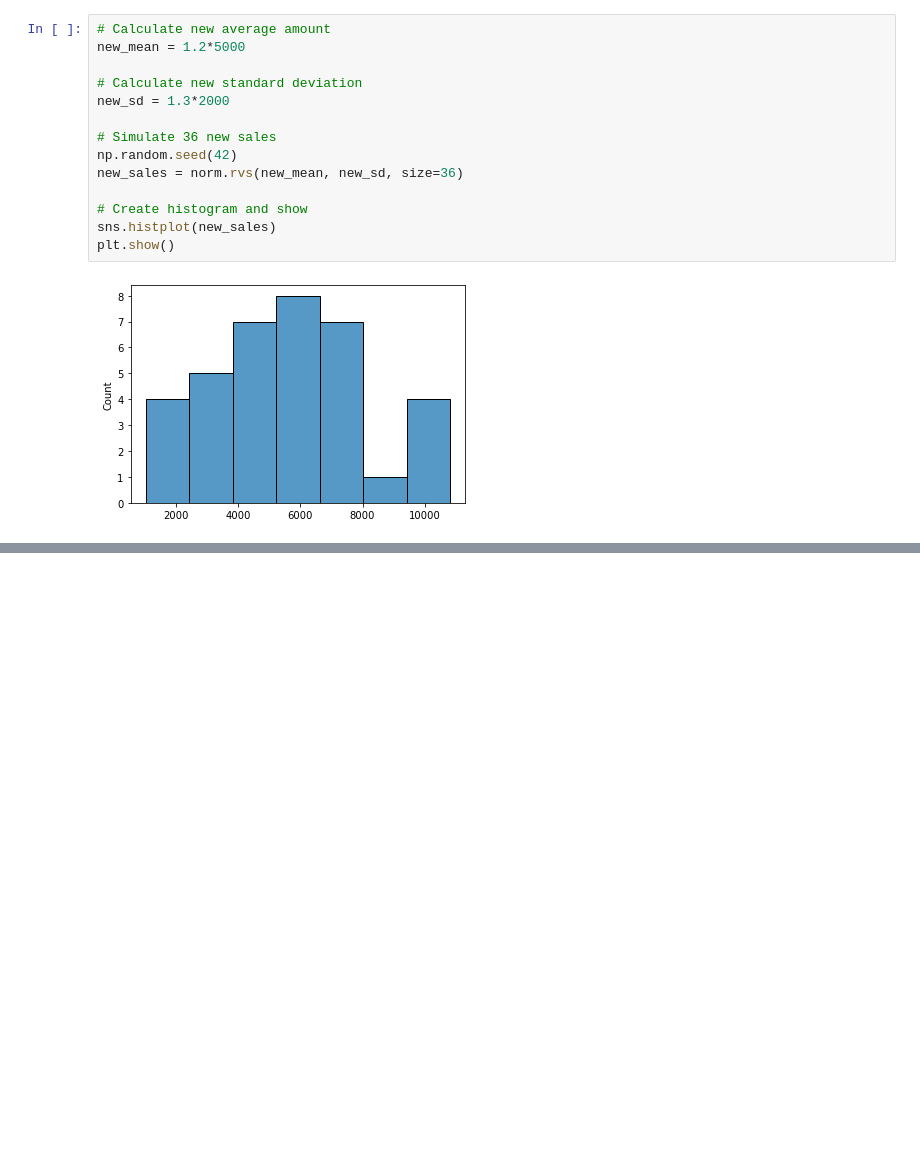
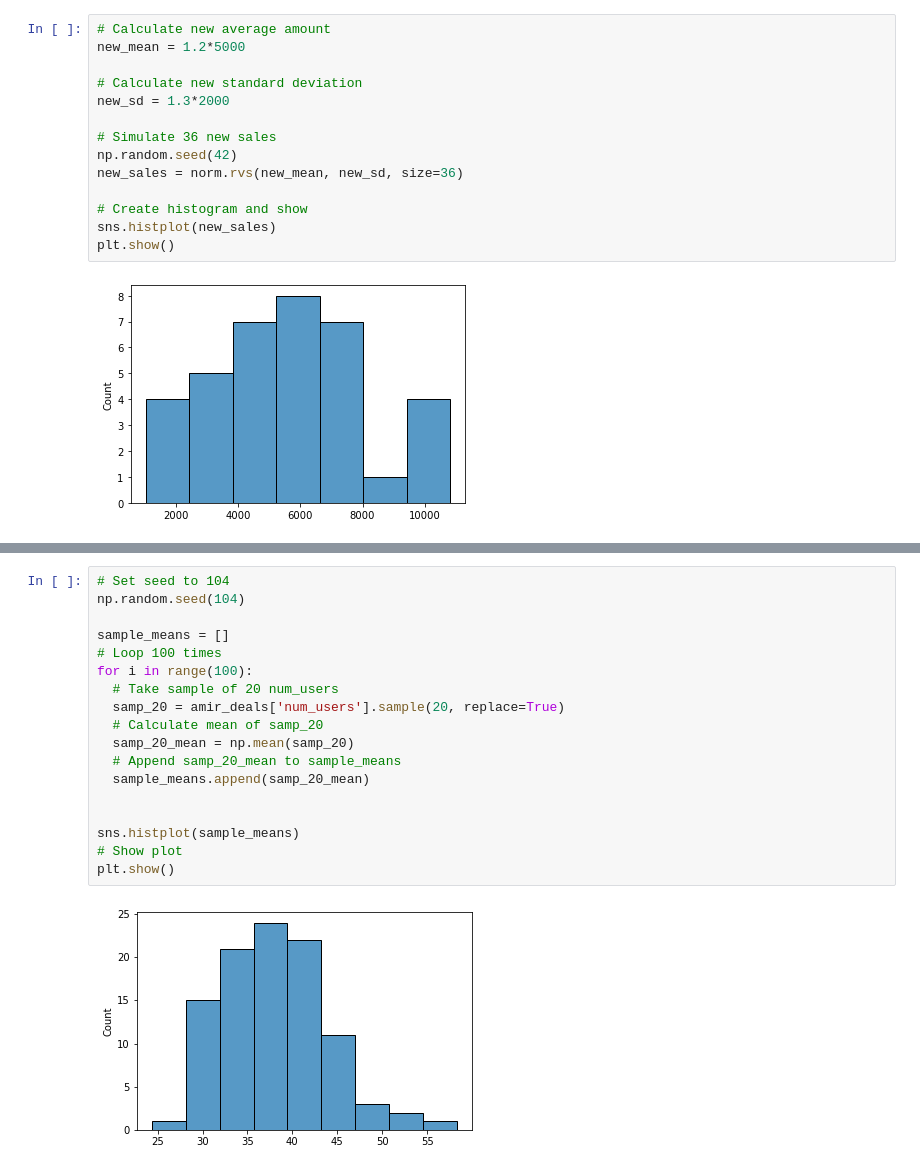
Before and after one commit to DimaGaz/bayesian_data_analysis, a Jupyter notebook: introduction_to_statistics.ipynb, the cells around one changed output, grey strips where cells are left out. Saved outputs shown, nothing was run; the diff lists cells and outputs as text; blank space fills up the shorter version.

```diff
--- a/introduction_to_statistics.ipynb
+++ b/introduction_to_statistics.ipynb
@@ -457,0 +474,20 @@ Although the average sale amount went up, the variation also increased, so it's
+# %%
+# Set seed to 104
+np.random.seed(104)
+
+sample_means = []
+# Loop 100 times
+for i in range(100):
+  # Take sample of 20 num_users
+  samp_20 = amir_deals['num_users'].sample(20, replace=True)
+  # Calculate mean of samp_20
+  samp_20_mean = np.mean(samp_20)
+  # Append samp_20_mean to sample_means
+  sample_means.append(samp_20_mean)
+
+
+sns.histplot(sample_means)
+# Show plot
+plt.show()
+# %% [output]
+[figure, added]
```
Also changed, not shown: parts of 25 cells of this notebook.
